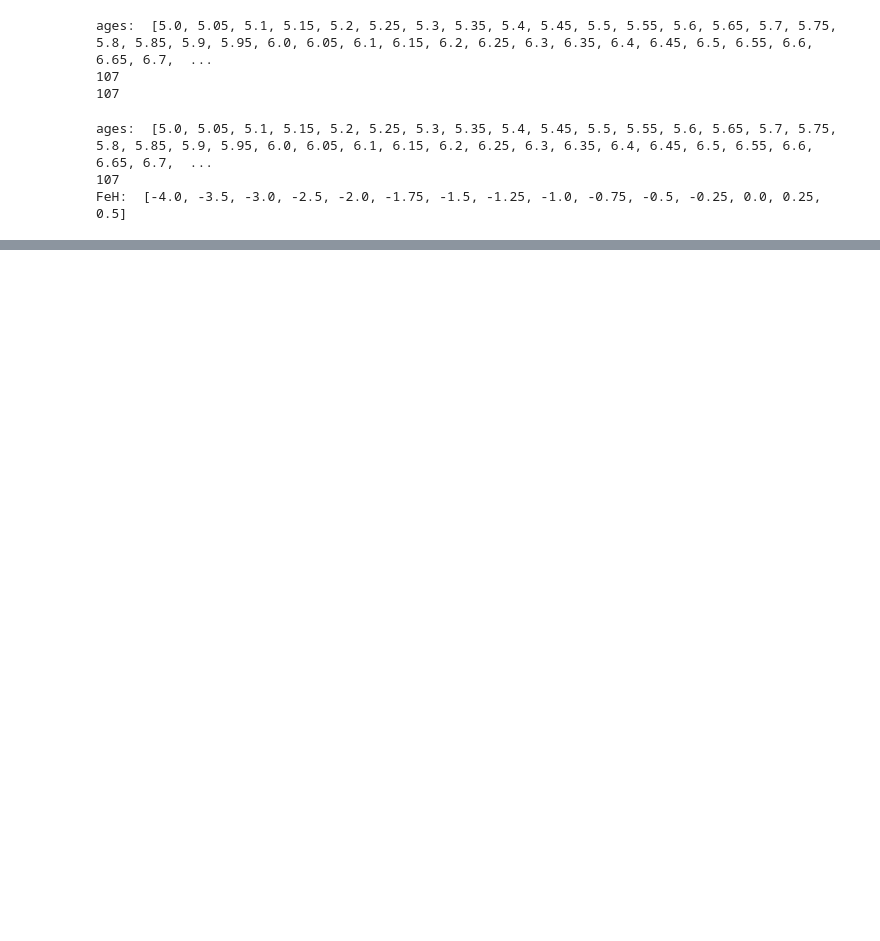
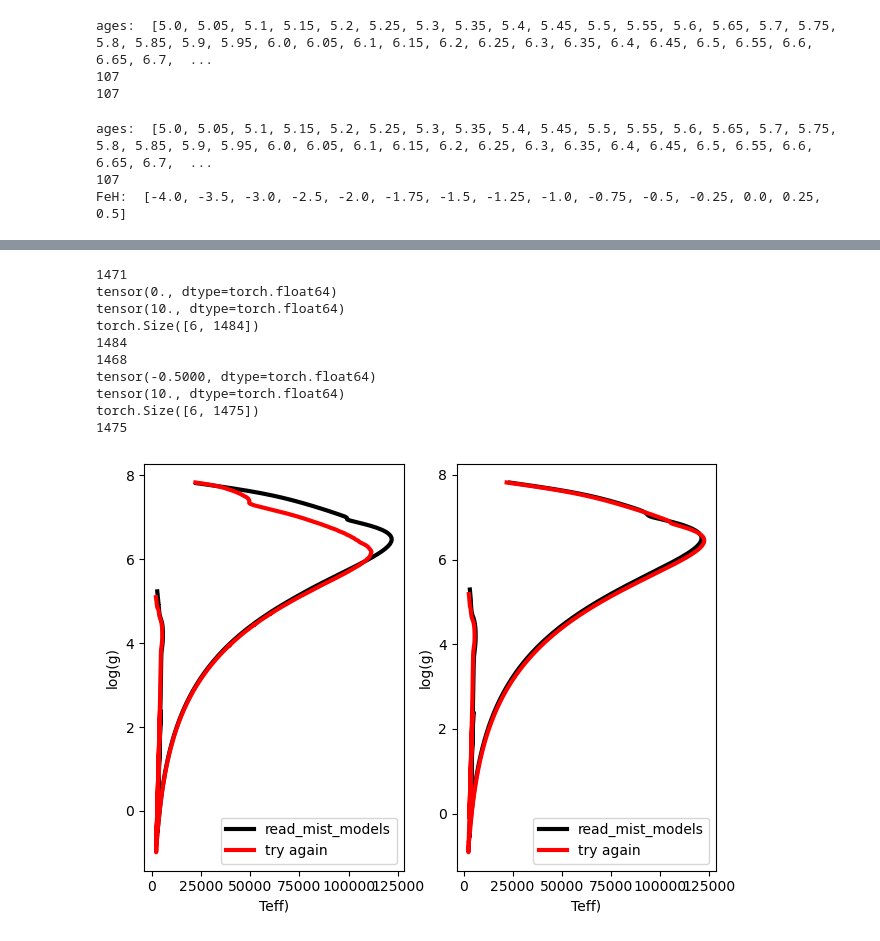
Before and after one commit to Ciela-Institute/ForSED, a Jupyter notebook: fixing_isochrone_stuff.ipynb, the cells around one changed output, grey strips where cells are left out. Cells and saved outputs as stored; diff of their text form; code cells hidden in the pictures; blank space fills up the shorter version.

Commit message:
close but no cigar selecting on both metallicity AS WELL AS age...but progress

```diff
--- a/fixing_isochrone_stuff.ipynb
+++ b/fixing_isochrone_stuff.ipynb
@@ -147,0 +136,18 @@ tensor(99)
+# %%
+def all_together_now(ref_feh, ref_age, I):
+    metallicity_index = (I.metallicities  == ref_feh).nonzero(as_tuple=False).squeeze()
+    print(I.metallicities[metallicity_index])
+
+    age_index = (I.ages  == ref_age).nonzero(as_tuple=False).squeeze()
+    print(I.ages[age_index])
+
+    isochrone = I.isochrone_grid[metallicity_index, age_index]
+    isochrone = isochrone[:,isochrone[0] > -999]
+
+    # print(isochrone)
+    # [print(p, i) for i, p in enumerate(I.param_order)]
+    # print(np.shape(isochrone))
+
+    return dict((p, isochrone[i]) for i, p in enumerate(I.param_order))
+
+testing = all_together_now(torch.tensor(0.0), torch.tensor(10.0), I)
@@ -147,0 +158,61 @@ tensor(99)
+# %%
+
+ax1 = plt.subplot(121)
+ax2 = plt.subplot(122)
+
+
+age_ind = ref_iso_solar.age_index(10.) #returns the index for the desired age
+Teff = 10**ref_iso_solar.isos[age_ind]['log_Teff']
+log_g = ref_iso_solar.isos[age_ind]['log_g']
+ax1.plot(Teff, log_g, color='k', lw=3, label='read_mist_models')
+
+print(len(log_g))
+
+testing = all_together_now(torch.tensor(0.0), torch.tensor(10.0), I)
+ax1.plot(testing["Teff"], testing["log_g"], label='try again', color='r', lw=3)
+
+print(len(testing["log_g"]))
+
+ax1.legend()
+ax1.set_xlabel('Teff)')
+ax1.set_ylabel('log(g)')
+
+
+
+age_ind = ref_iso_mp.age_index(10.) #returns the index for the desired age
+Teff = 10**ref_iso_mp.isos[age_ind]['log_Teff']
+log_g = ref_iso_mp.isos[age_ind]['log_g']
+ax2.plot(Teff, log_g, color='k', lw=3, label='read_mist_models')
+
+print(len(log_g))
+
+
+# mask = ((I.metallicities == -0.5))
+# for metallicity in I.metallicities[mask]:
+#     iso = I.get_isochrone(torch.tensor(metallicity, dtype = torch.float64),
+#                           torch.tensor(10.,dtype = torch.float64))
+#     ax2.plot(iso["Teff"], iso["log_g"], label='Light-House', color='r', lw=3)
+
+
+testing = all_together_now(torch.tensor(-0.5), torch.tensor(10.0), I)
+ax2.plot(testing["Teff"], testing["log_g"], label='try again', color='r', lw=3)
+
+print(len(testing["log_g"]))
+
+ax2.legend()
+ax2.set_xlabel('Teff)')
+ax2.set_ylabel('log(g)')
+
+plt.tight_layout()
+# %% [output]
+1471
+tensor(0., dtype=torch.float64)
+tensor(10., dtype=torch.float64)
+torch.Size([6, 1484])
+1484
+1468
+tensor(-0.5000, dtype=torch.float64)
+tensor(10., dtype=torch.float64)
+torch.Size([6, 1475])
+1475
+[figure, added]
```
Also changed, not shown: parts of 8 cells of this notebook.
